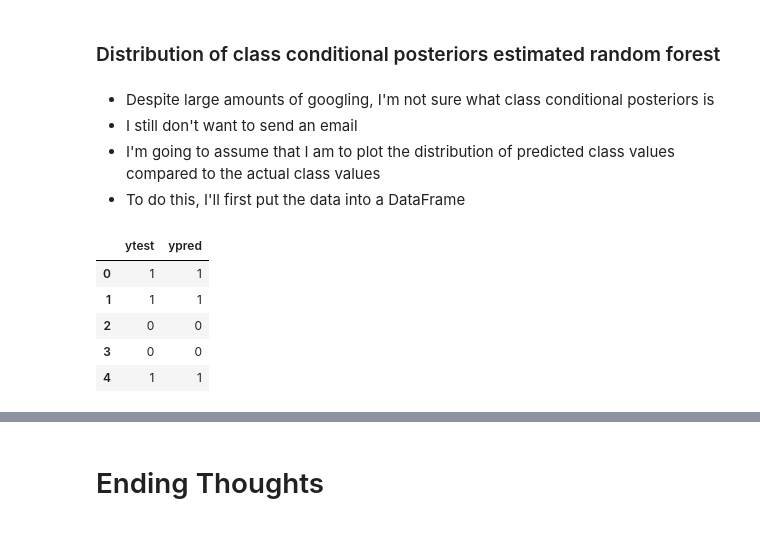
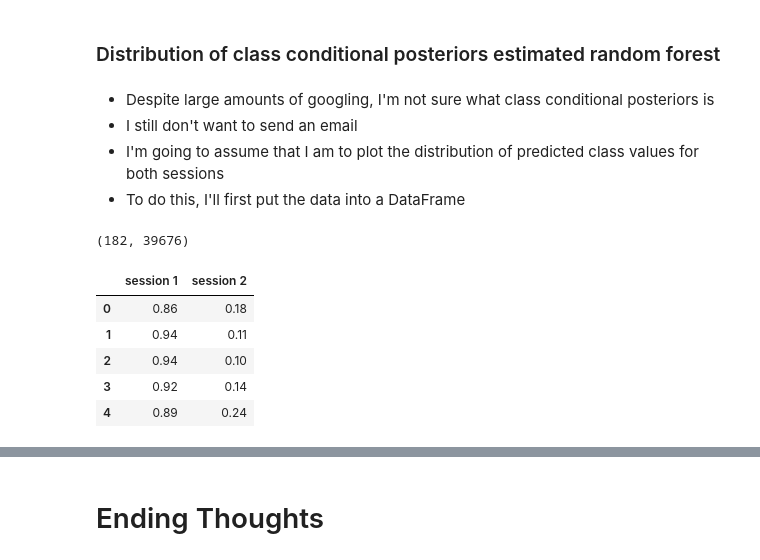
Before and after one commit to loftusa/mri-code-challenge, a Jupyter notebook: Main-analysis.ipynb, the cells around one changed output, grey strips where cells are left out. Drawn from its saved outputs; the diff is of its cells as text; code cells hidden in the pictures.

Commit message:
Added class posterior distribution

```diff
--- a/Main-analysis.ipynb
+++ b/Main-analysis.ipynb
@@ -499,18 +499,9 @@ model.oob_score_
 # %% [markdown]
 - Despite large amounts of googling, I'm not sure what class conditional posteriors is
 - I still don't want to send an email
-- I'm going to assume that I am to plot the distribution of predicted class values compared to the actual class values
+- I'm going to assume that I am to plot the distribution of predicted class values for both sessions
 - To do this, I'll first put the data into a DataFrame
-# %%
-# Put predicted and actual class values into a dataframe
-cond_post = pd.DataFrame({'ytest': ytest, 'ypred': ypred},
-                        columns=['ytest', 'ypred'])
-# Show the dataframe
-cond_post.head()
-# %% [output]
-|  | ytest | ypred |
-| 0 | 1 | 1 |
-| 1 | 1 | 1 |
-| 2 | 0 | 0 |
-| 3 | 0 | 0 |
-| 4 | 1 | 1 |
+# %%
+mri1_hc.shape
+# %% [output]
+(182, 39676)
@@ -516,0 +512,13 @@ cond_post.head()
+# %%
+# Store how the proability of the model predicting session 1 for both actual session 1 data and from session 2 data.
+predictions_df = pd.DataFrame({'session 1': mri1_predictions[:, 0],
+                               'session 2': mri2_predictions[:, 0],
+                              })
+predictions_df.head()
+# %% [output]
+|  | session 1 | session 2 |
+| 0 | 0.86 | 0.18 |
+| 1 | 0.94 | 0.11 |
+| 2 | 0.94 | 0.10 |
+| 3 | 0.92 | 0.14 |
+| 4 | 0.89 | 0.24 |
```
Also changed, not shown: parts of 8 cells of this notebook.
